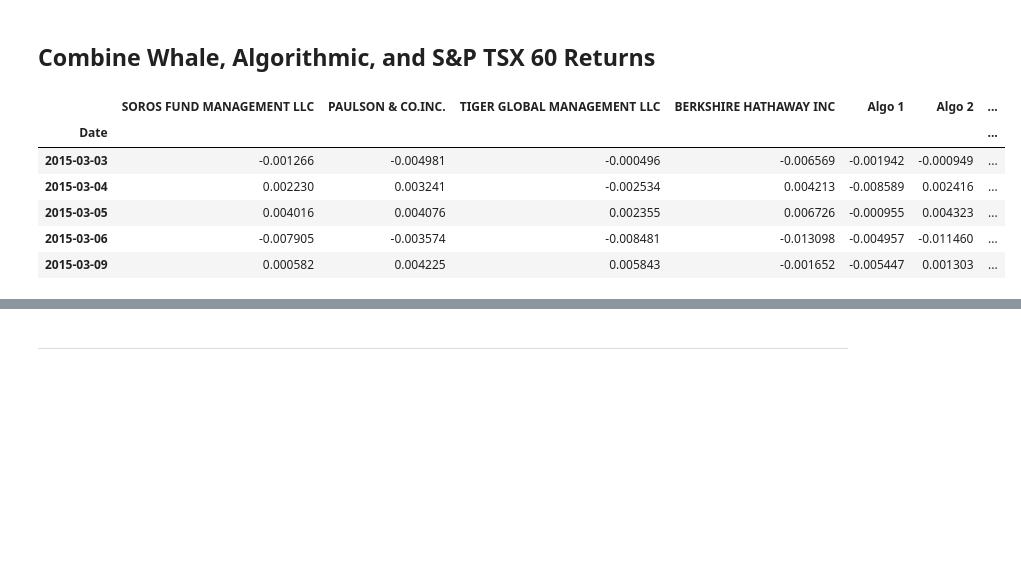
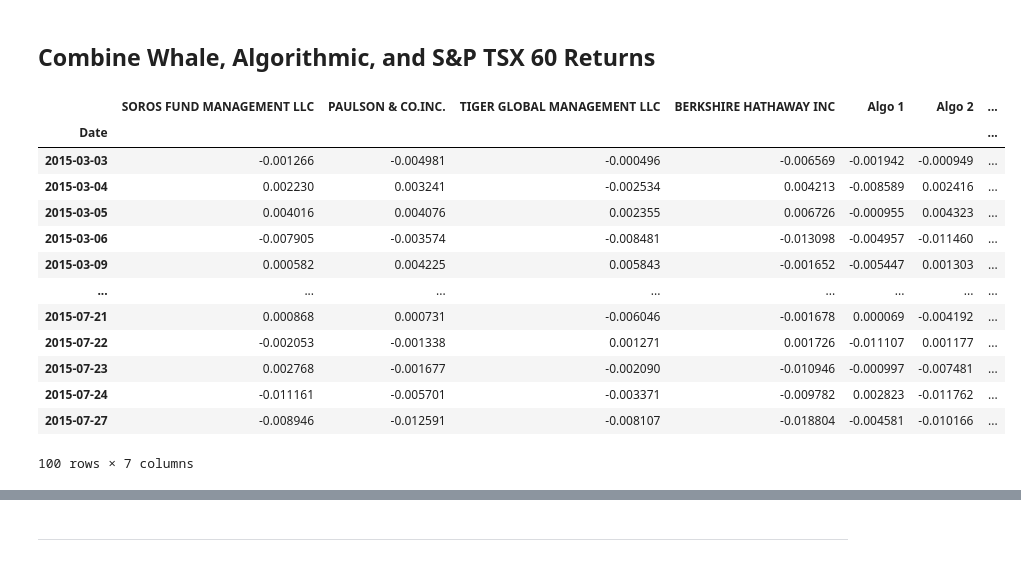
Before and after one commit to dugongieong/whale_analysis, a Jupyter notebook: whale_analysis.ipynb, the cells around one changed output, grey strips where cells are left out. Cells and saved outputs as stored; diff of their text form; code cells hidden in the pictures; blank space fills up the shorter version.

```diff
--- a/whale_analysis.ipynb
+++ b/whale_analysis.ipynb
@@ -238,13 +238,20 @@ sptsx60_history_df.head()
 # %%
 # Join Whale Returns, Algorithmic Returns, and the S&P 500 Returns into a single DataFrame with columns for each portfolio's returns.
 combined_whale_algo_sptsx60_df = pd.concat([whale_returns_df, algo_returns_df, sptsx60_history_df], axis="columns", join="inner")
-combined_whale_algo_sptsx60_df.head()
+combined_whale_algo_sptsx60_df.head(100)
 # %% [output]
 |  | SOROS FUND MANAGEMENT LLC | PAULSON & CO.INC. | TIGER GLOBAL MANAGEMENT LLC | BERKSHIRE HATHAWAY INC | Algo 1 | Algo 2 | ... |
 | Date |  |  |  |  |  |  | ... |
 | 2015-03-03 | -0.001266 | -0.004981 | -0.000496 | -0.006569 | -0.001942 | -0.000949 | ... |
 | 2015-03-04 | 0.002230 | 0.003241 | -0.002534 | 0.004213 | -0.008589 | 0.002416 | ... |
 | 2015-03-05 | 0.004016 | 0.004076 | 0.002355 | 0.006726 | -0.000955 | 0.004323 | ... |
 | 2015-03-06 | -0.007905 | -0.003574 | -0.008481 | -0.013098 | -0.004957 | -0.011460 | ... |
 | 2015-03-09 | 0.000582 | 0.004225 | 0.005843 | -0.001652 | -0.005447 | 0.001303 | ... |
+| ... | ... | ... | ... | ... | ... | ... | ... |
+| 2015-07-21 | 0.000868 | 0.000731 | -0.006046 | -0.001678 | 0.000069 | -0.004192 | ... |
+| 2015-07-22 | -0.002053 | -0.001338 | 0.001271 | 0.001726 | -0.011107 | 0.001177 | ... |
+| 2015-07-23 | 0.002768 | -0.001677 | -0.002090 | -0.010946 | -0.000997 | -0.007481 | ... |
+| 2015-07-24 | -0.011161 | -0.005701 | -0.003371 | -0.009782 | 0.002823 | -0.011762 | ... |
+| 2015-07-27 | -0.008946 | -0.012591 | -0.008107 | -0.018804 | -0.004581 | -0.010166 | ... |
+100 rows × 7 columns
 # %%
```
Also changed, not shown: parts of 5 cells of this notebook.
